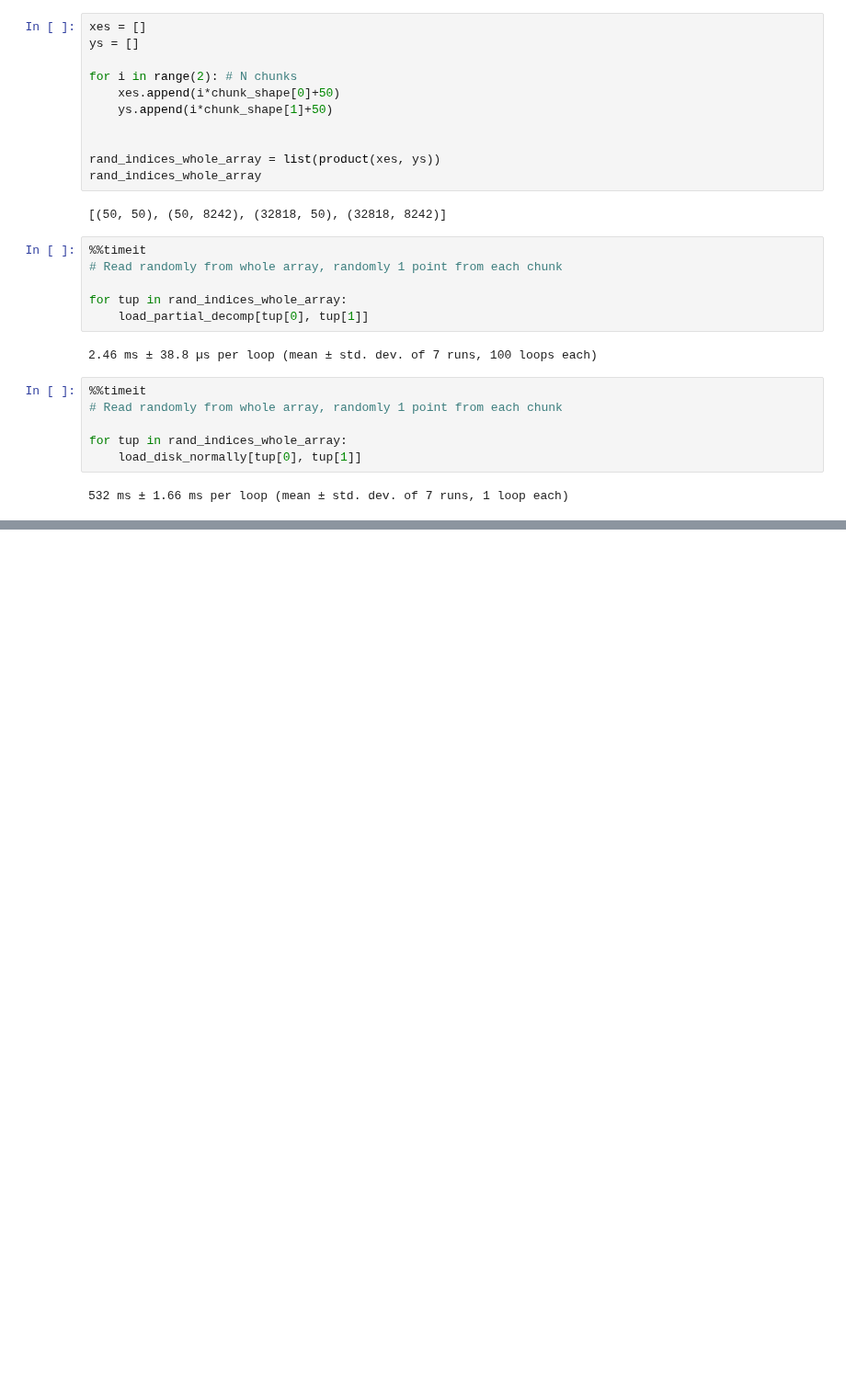
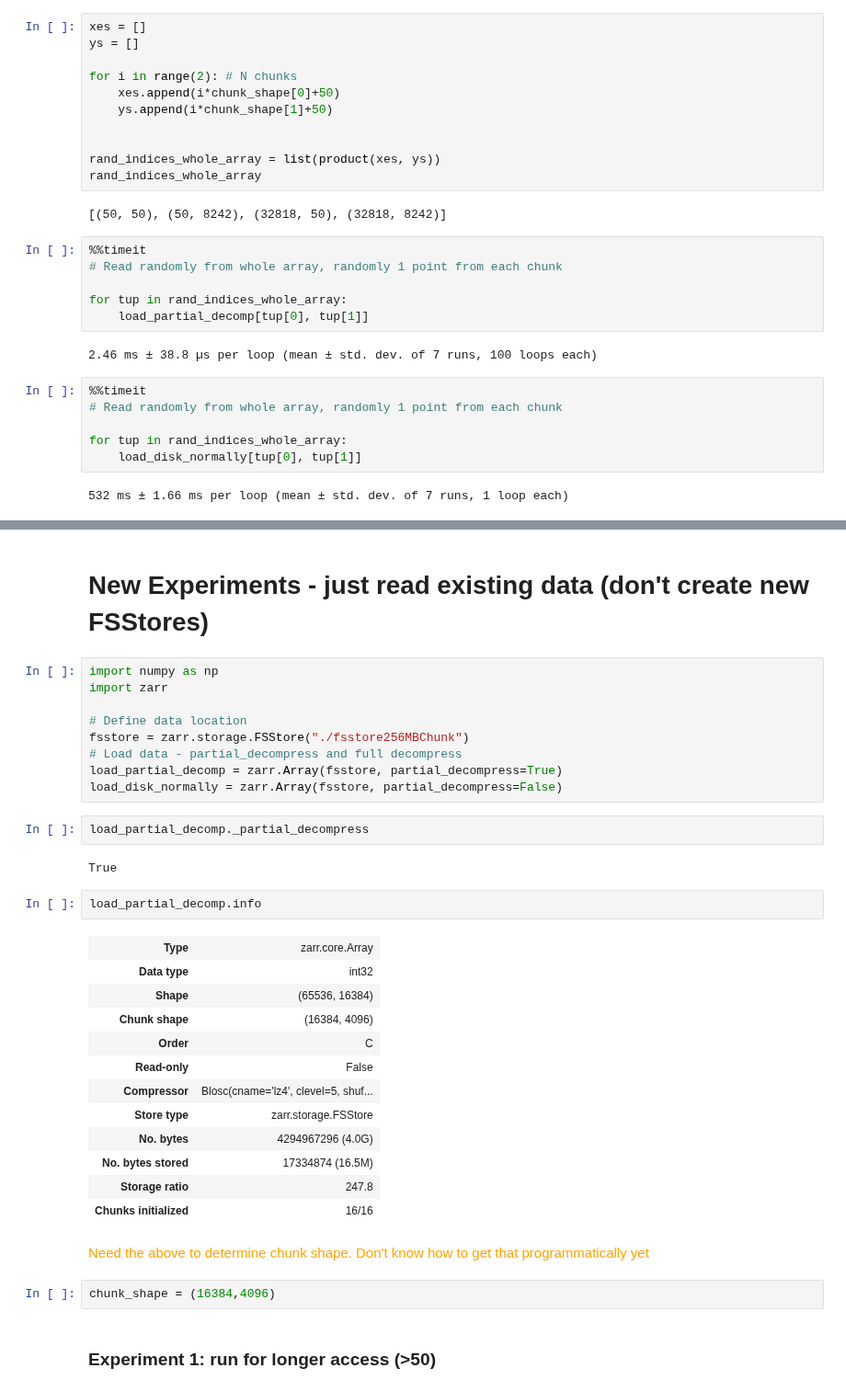
Before and after one commit to ariellubonja/ncar-zarr-code, a Jupyter notebook: chunk-partial-decompress-NOshard.ipynb, the cells around one changed output, grey strips where cells are left out. Shown at 92% size. Saved outputs shown, nothing was run; the diff lists cells and outputs as text; blank space fills up the shorter version.

Commit message:
Experimenting Randal after-meet

```diff
--- a/chunk-partial-decompress-NOshard.ipynb
+++ b/chunk-partial-decompress-NOshard.ipynb
@@ -440,0 +461,36 @@ for tup in rand_indices_whole_array:
+# %% [markdown]
+# New Experiments - just read existing data (don't create new FSStores)
+# %%
+import numpy as np
+import zarr
+
+# Define data location
+fsstore = zarr.storage.FSStore("./fsstore256MBChunk")
+# Load data - partial_decompress and full decompress
+load_partial_decomp = zarr.Array(fsstore, partial_decompress=True)
+load_disk_normally = zarr.Array(fsstore, partial_decompress=False)
+# %%
+load_partial_decomp._partial_decompress
+# %% [output]
+True
+# %%
+load_partial_decomp.info
+# %% [output]
+| Type | zarr.core.Array |
+| Data type | int32 |
+| Shape | (65536, 16384) |
+| Chunk shape | (16384, 4096) |
+| Order | C |
+| Read-only | False |
+| Compressor | Blosc(cname='lz4', clevel=5, shuf... |
+| Store type | zarr.storage.FSStore |
+| No. bytes | 4294967296 (4.0G) |
+| No. bytes stored | 17334874 (16.5M) |
+| Storage ratio | 247.8 |
+| Chunks initialized | 16/16 |
+# %% [markdown]
+<font color="orange">Need the above to determine chunk shape. Don't know how to get that programmatically yet</font>
+# %%
+chunk_shape = (16384,4096)
+# %% [markdown]
+### Experiment 1: run for longer access (>50)
```
Also changed, not shown: parts of 30 cells of this notebook.
